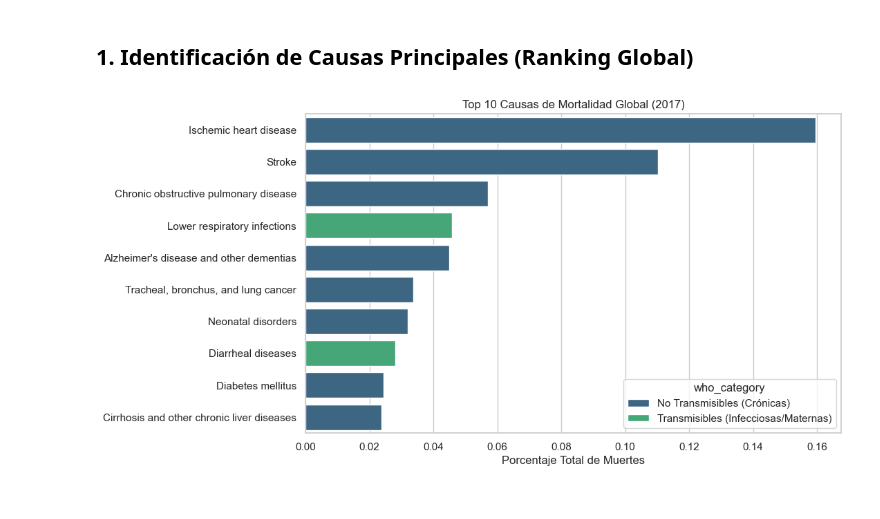
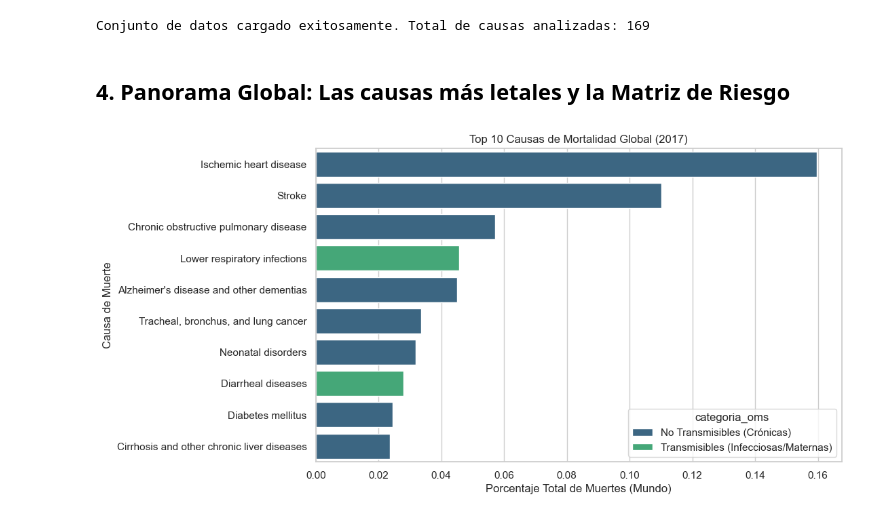
Before and after one commit to mateotorres2409/etl-act2-laboratory, a Jupyter notebook: notebooks/01_analisis_causas_muerte.ipynb, the cells around one changed output. Cells and saved outputs as stored; diff of their text form; code cells hidden in the pictures.

```diff
--- a/notebooks/01_analisis_causas_muerte.ipynb
+++ b/notebooks/01_analisis_causas_muerte.ipynb
@@ -12,22 +27,41 @@ import seaborn as sns
 import warnings
 warnings.filterwarnings('ignore')
 
-# Configuración visual
+# Configuración visual (Estilo limpio para exportar a PDF)
 sns.set_theme(style="whitegrid")
 plt.rcParams['figure.figsize'] = (12, 8)
+plt.rcParams['font.size'] = 12
 
-# Ingesta del dataset procesado por el pipeline ETL
+# Ingesta del conjunto de datos procesado
 df = pd.read_csv("../data/processed/analytical_dataset.csv")
-df = df.dropna(subset=['pct_deaths_2017', 'annual_change_2010_2017'])
+
+# ---------------------------------------------------------
+# TRADUCCIÓN Y ESTANDARIZACIÓN AL ESPAÑOL
+# ---------------------------------------------------------
+df = df.rename(columns={
+    'cause': 'causa',
+    'who_category': 'categoria_oms',
+    'pct_deaths_global': 'pct_muertes_global',
+    'annual_change_global': 'cambio_anual_global',
+    'pct_deaths_colombia': 'pct_muertes_colombia'
+})
+
+# Limpieza de nulos para las gráficas
+df_limpio = df.dropna(subset=['pct_muertes_global', 'cambio_anual_global'])
+
+print(f"Conjunto de datos cargado exitosamente. Total de causas analizadas: {len(df_limpio)}")
+# %% [output]
+Conjunto de datos cargado exitosamente. Total de causas analizadas: 169
 # %% [markdown]
-## 1. Identificación de Causas Principales (Ranking Global)
+## 4. Panorama Global: Las causas más letales y la Matriz de Riesgo
 # %%
-top_10 = df.nlargest(10, 'pct_deaths_2017')
+# Gráfico 1: Top 10 Causas Globales
+top_10_causas = df_limpio.nlargest(10, 'pct_muertes_global')
 plt.figure(figsize=(10, 6))
-sns.barplot(data=top_10, x='pct_deaths_2017', y='cause', hue='who_category', dodge=False, palette='viridis')
+sns.barplot(data=top_10_causas, x='pct_muertes_global', y='causa', hue='categoria_oms', dodge=False, palette='viridis')
 plt.title('Top 10 Causas de Mortalidad Global (2017)')
-plt.xlabel('Porcentaje Total de Muertes')
-plt.ylabel('')
+plt.xlabel('Porcentaje Total de Muertes (Mundo)')
+plt.ylabel('Causa de Muerte')
 plt.show()
 # %% [output]
-[figure, old version]
+[figure, new version]
```
Also changed, not shown: parts of 6 cells of this notebook, 16 other files.
